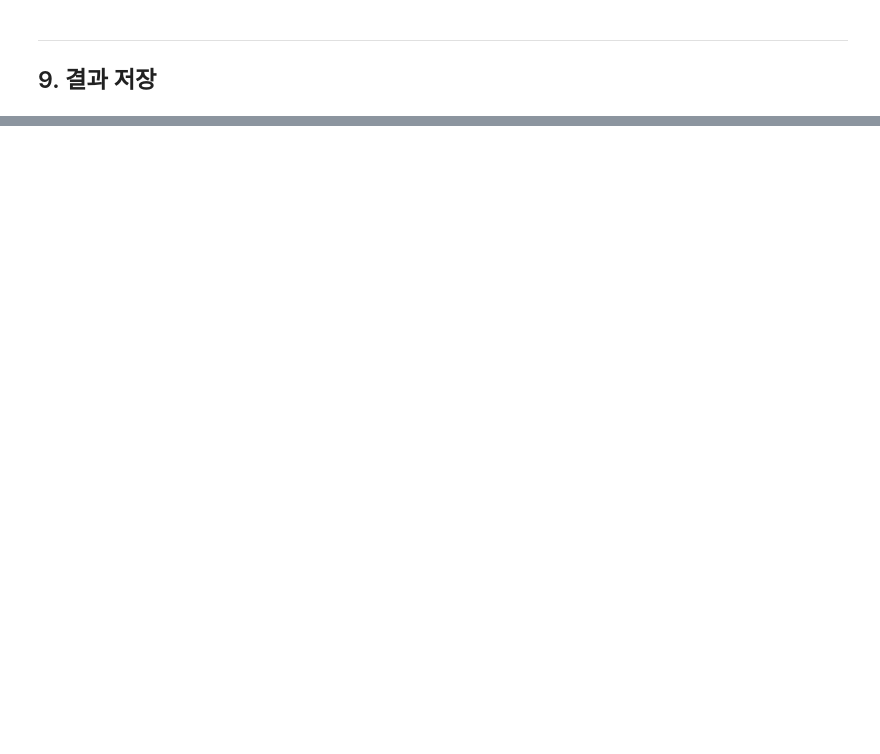
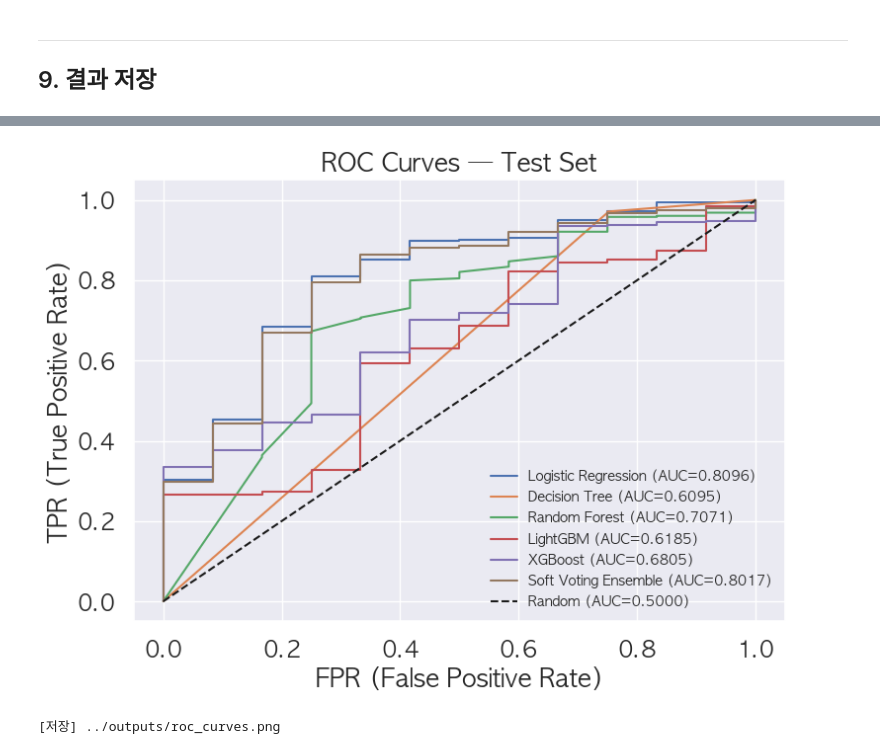
Before and after one commit to Jeongmxxjxx/olist-churn-project, a Jupyter notebook: notebooks/04_modeling.ipynb, the cells around one changed output, grey strips where cells are left out. Saved outputs shown, nothing was run; the diff lists cells and outputs as text; code cells hidden in the pictures; blank space fills up the shorter version.

```diff
--- a/notebooks/04_modeling.ipynb
+++ b/notebooks/04_modeling.ipynb
@@ -391,0 +392,29 @@ Soft Voting Ensemble        0.6268       0.0453   0.8283  0.9804         0.9691
+# %%
+# ROC 커브 시각화 및 저장
+fig, ax = plt.subplots(figsize=(8, 6))
+
+roc_models = {
+    'Logistic Regression' : lr_test,
+    'Decision Tree'       : dt_test,
+    'Random Forest'       : rf_test,
+    'LightGBM'            : lgb_test,
+    'XGBoost'             : xgb_test,
+    'Soft Voting Ensemble': ensemble_test,
+}
+
+for name, result in roc_models.items():
+    fpr, tpr, _ = roc_curve(y_test, result['y_prob'])
+    ax.plot(fpr, tpr, label=f'{name} (AUC={result["test_auc"]:.4f})')
+
+ax.plot([0, 1], [0, 1], 'k--', label='Random (AUC=0.5000)')
+ax.set_xlabel('FPR (False Positive Rate)')
+ax.set_ylabel('TPR (True Positive Rate)')
+ax.set_title('ROC Curves — Test Set')
+ax.legend(loc='lower right', fontsize=10)
+plt.tight_layout()
+plt.savefig('../outputs/roc_curves.png', dpi=150, bbox_inches='tight')
+plt.show()
+print('[저장] ../outputs/roc_curves.png')
+# %% [output]
+[figure, added]
+[저장] ../outputs/roc_curves.png
```
Also changed, not shown: parts of 16 cells of this notebook, 3 other files.
